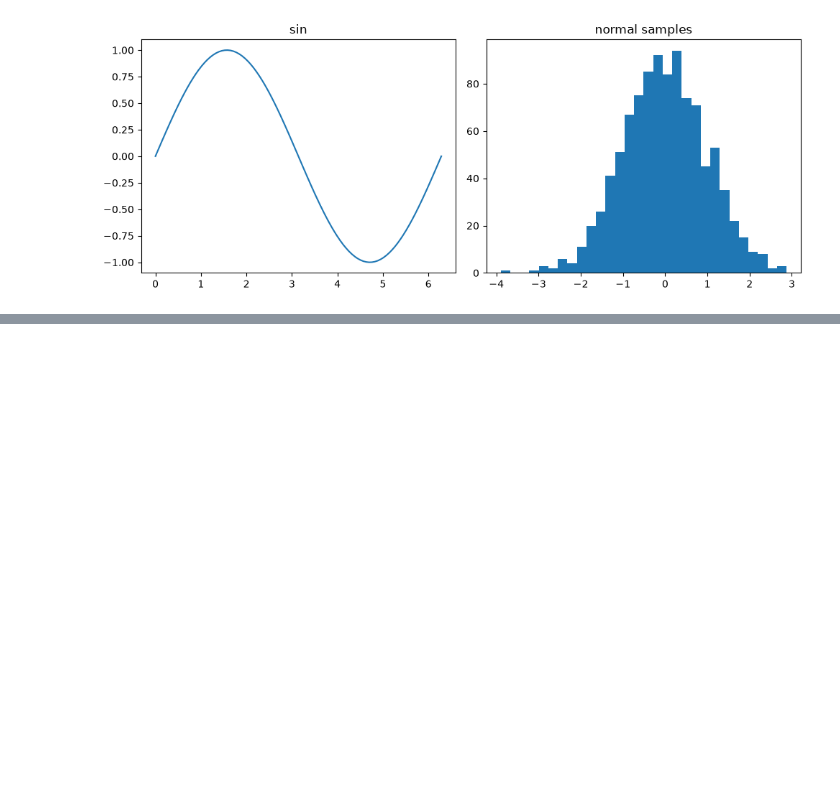
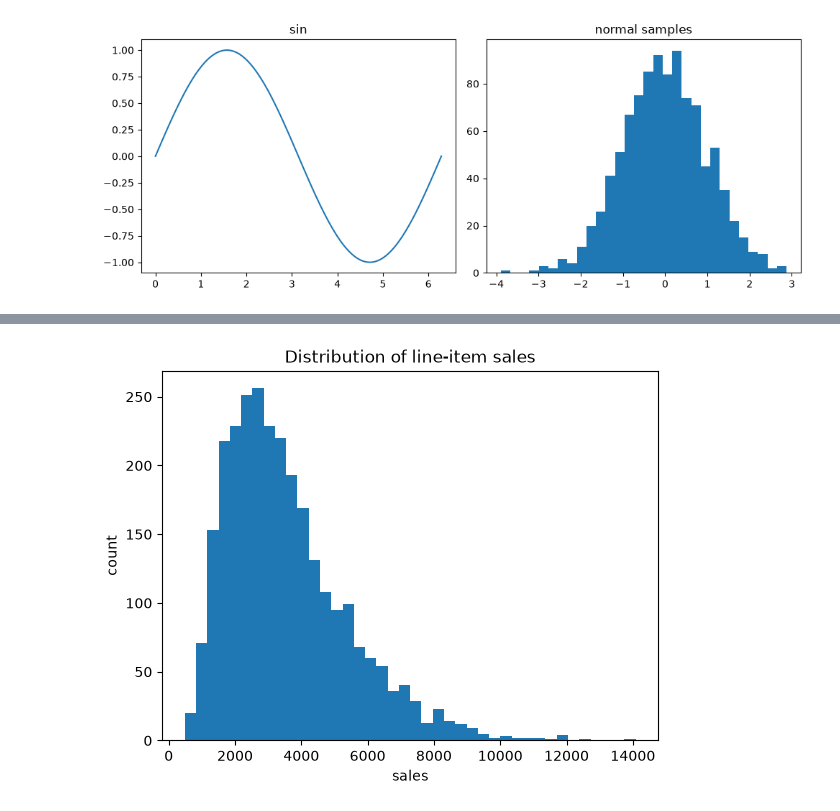
Before and after one commit to ahadhuss3in/ML, a Jupyter notebook: datascience/matplotlib.ipynb, the cells around one changed output, grey strips where cells are left out. Saved outputs shown, nothing was run; the diff lists cells and outputs as text; code cells hidden in the pictures; blank space fills up the shorter version.

```diff
--- a/datascience/matplotlib.ipynb
+++ b/datascience/matplotlib.ipynb
@@ -79,0 +123,9 @@ plt.show()
+# %%
+## how are individual line-item sales distributed?
+plt.hist(sales['SALES'], bins=40)
+plt.title('Distribution of line-item sales')
+plt.xlabel('sales')
+plt.ylabel('count')
+plt.show()
+# %% [output]
+[figure, added]
```
Also changed, not shown: parts of 5 cells of this notebook.
